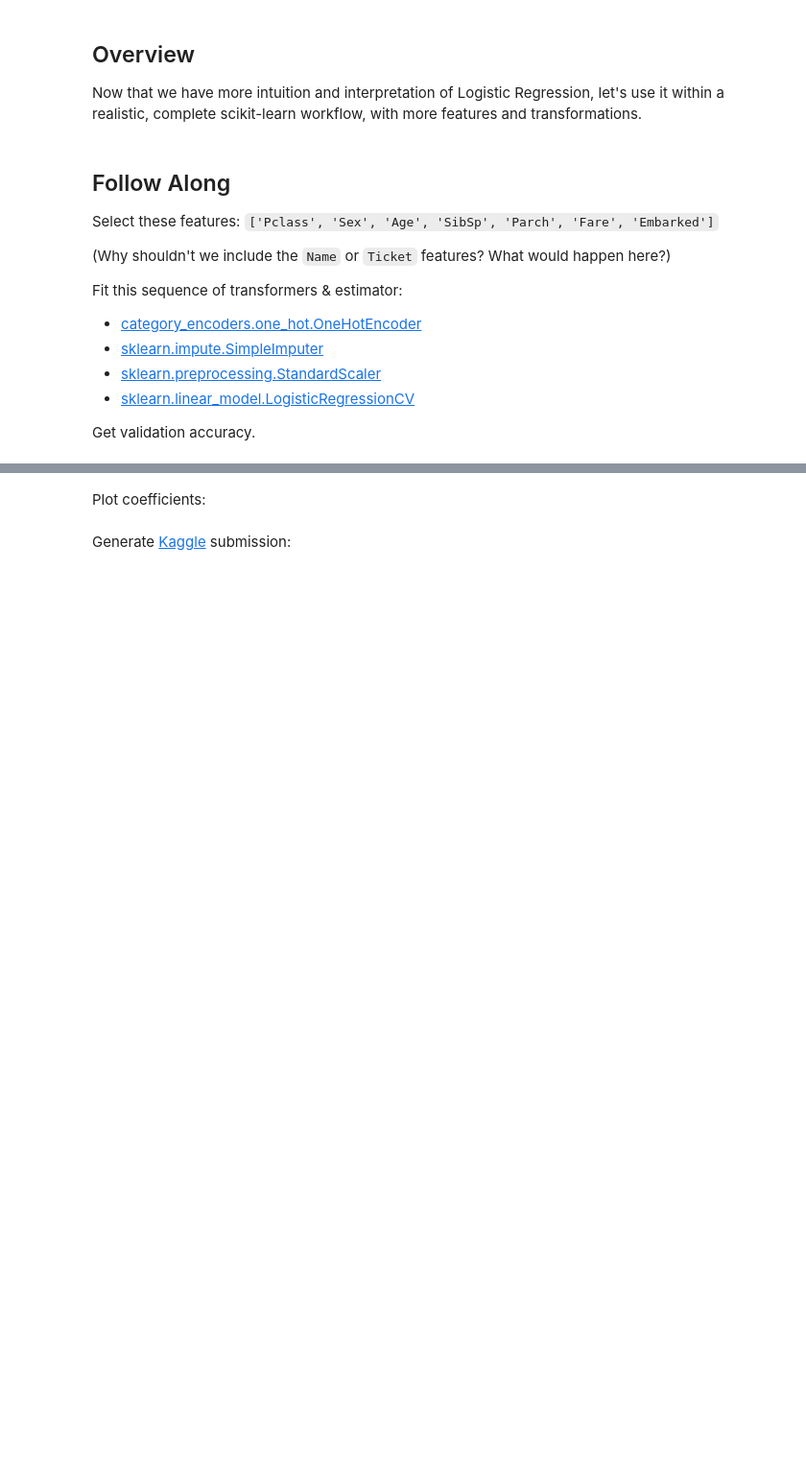
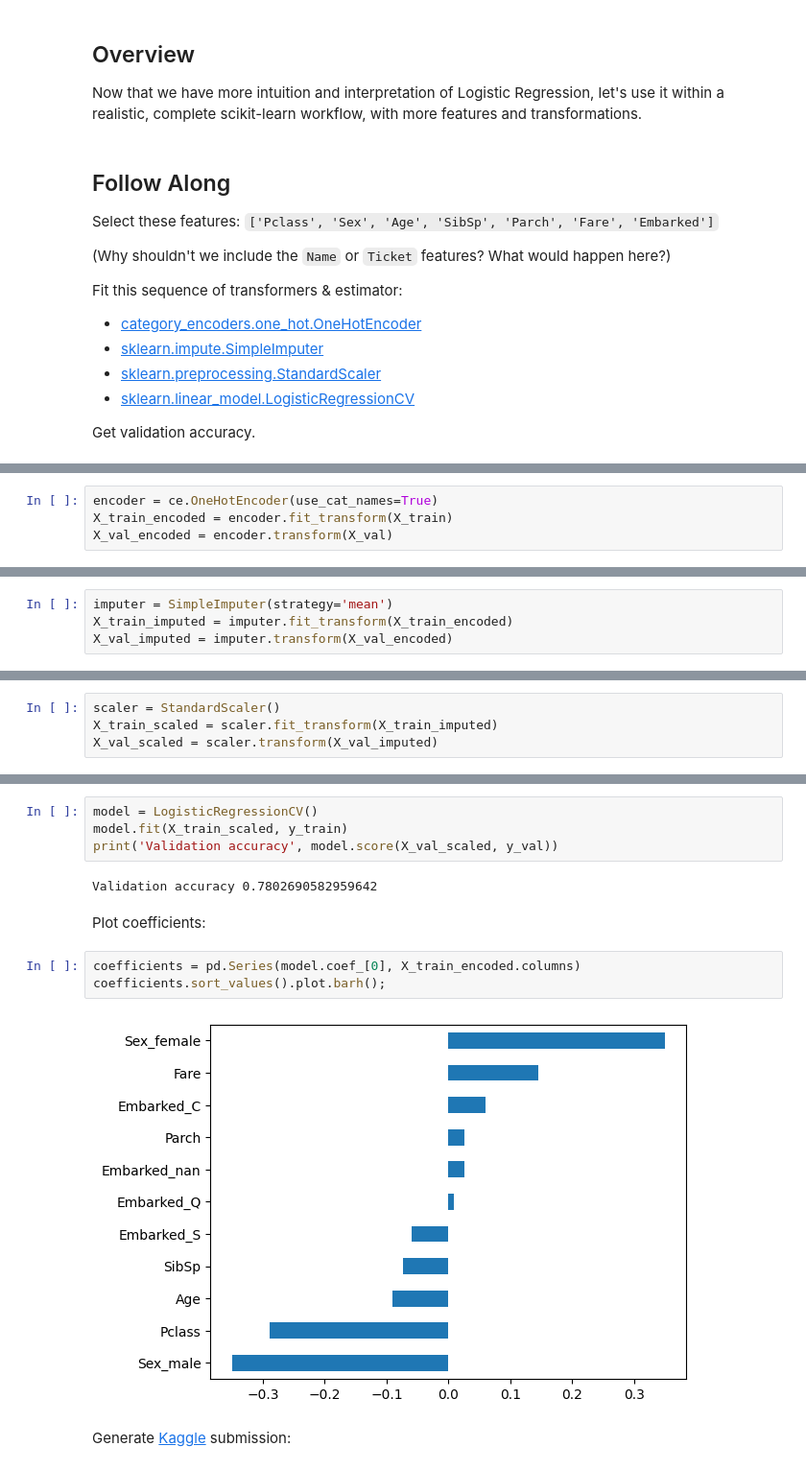
Before and after one commit to sikoh/DS-Linear-Models, a Jupyter notebook: Logistic-Regression/DS_LogisticRegression_Lecture_Notes_2.ipynb, the cells around one changed output, grey strips where cells are left out. Shown at 96% size. Cells and saved outputs as stored; diff of their text form; blank space fills up the shorter version.

```diff
--- a/Logistic-Regression/DS_LogisticRegression_Lecture_Notes_2.ipynb
+++ b/Logistic-Regression/DS_LogisticRegression_Lecture_Notes_2.ipynb
@@ -340,0 +423,4 @@ Get validation accuracy.
+# %%
+encoder = ce.OneHotEncoder(use_cat_names=True)
+X_train_encoded = encoder.fit_transform(X_train)
+X_val_encoded = encoder.transform(X_val)
@@ -340,0 +445,4 @@ Get validation accuracy.
+# %%
+imputer = SimpleImputer(strategy='mean')
+X_train_imputed = imputer.fit_transform(X_train_encoded)
+X_val_imputed = imputer.transform(X_val_encoded)
@@ -340,0 +501,4 @@ Get validation accuracy.
+# %%
+scaler = StandardScaler()
+X_train_scaled = scaler.fit_transform(X_train_imputed)
+X_val_scaled = scaler.transform(X_val_imputed)
@@ -341,4 +551,15 @@ Get validation accuracy.
+# %%
+model = LogisticRegressionCV()
+model.fit(X_train_scaled, y_train)
+print('Validation accuracy', model.score(X_val_scaled, y_val))
+# %% [output]
+Validation accuracy 0.7802690582959642
 # %% [markdown]
 Plot coefficients:
+# %%
+coefficients = pd.Series(model.coef_[0], X_train_encoded.columns)
+coefficients.sort_values().plot.barh();
+# %% [output]
+[figure, added]
 # %% [markdown]
 Generate [Kaggle](https://www.kaggle.com/c/titanic) submission:
```
Also changed, not shown: parts of 35 cells of this notebook.
